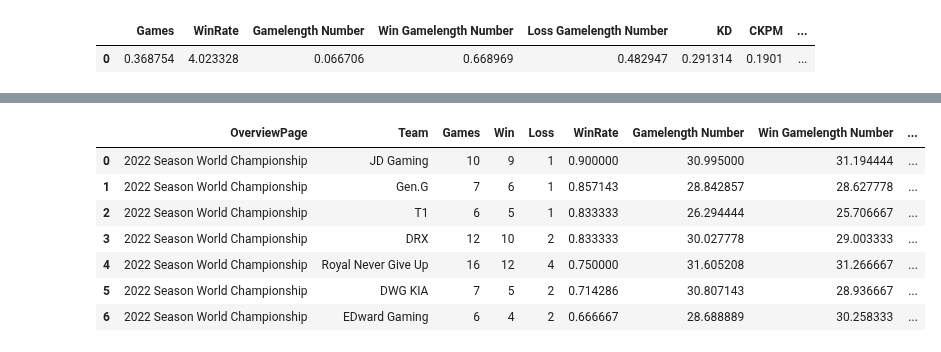
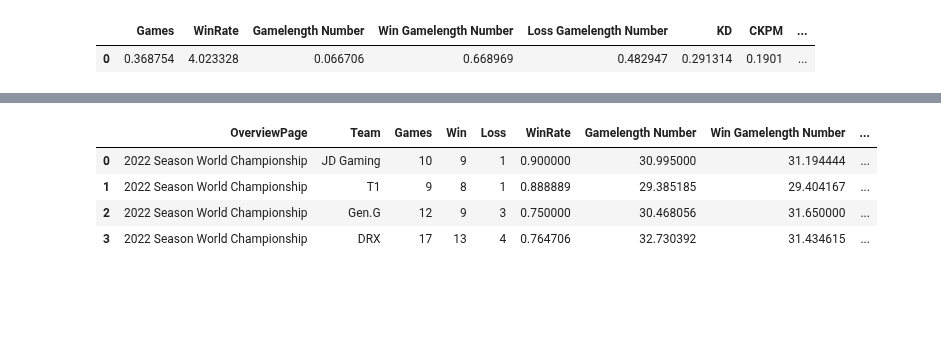
Before and after one commit to posky/LoL-Esports, a Jupyter notebook: tournament_win_prediction.ipynb, the cells around one changed output, grey strips where cells are left out. Cells and saved outputs as stored; diff of their text form; code cells hidden in the pictures; blank space fills up the shorter version.

```diff
--- a/tournament_win_prediction.ipynb
+++ b/tournament_win_prediction.ipynb
@@ -356,21 +358,17 @@ current_teams
 | 23 | 2022 Season World Championship | Chiefs Esports Club | 5 | 0 | 5 | 0.000000 | 28.090000 | -1.000000 | ... |
 # %%
 team_names = [
-    'T1', 'EDward Gaming', 'JD Gaming', 'DWG KIA',
-    'DRX', 'Gen.G', 'Royal Never Give Up'
+    'T1', 'JD Gaming', 'DRX', 'Gen.G'
 ]
 # current_teams.index.levels[1]
 target_teams = current_teams.loc[current_teams['Team'].isin(team_names)]
 target_teams
 # %% [output]
 |  | OverviewPage | Team | Games | Win | Loss | WinRate | Gamelength Number | Win Gamelength Number | ... |
 | 0 | 2022 Season World Championship | JD Gaming | 10 | 9 | 1 | 0.900000 | 30.995000 | 31.194444 | ... |
-| 1 | 2022 Season World Championship | Gen.G | 7 | 6 | 1 | 0.857143 | 28.842857 | 28.627778 | ... |
-| 2 | 2022 Season World Championship | T1 | 6 | 5 | 1 | 0.833333 | 26.294444 | 25.706667 | ... |
-| 3 | 2022 Season World Championship | DRX | 12 | 10 | 2 | 0.833333 | 30.027778 | 29.003333 | ... |
-| 4 | 2022 Season World Championship | Royal Never Give Up | 16 | 12 | 4 | 0.750000 | 31.605208 | 31.266667 | ... |
-| 5 | 2022 Season World Championship | DWG KIA | 7 | 5 | 2 | 0.714286 | 30.807143 | 28.936667 | ... |
-| 6 | 2022 Season World Championship | EDward Gaming | 6 | 4 | 2 | 0.666667 | 28.688889 | 30.258333 | ... |
+| 1 | 2022 Season World Championship | T1 | 9 | 8 | 1 | 0.888889 | 29.385185 | 29.404167 | ... |
+| 2 | 2022 Season World Championship | Gen.G | 12 | 9 | 3 | 0.750000 | 30.468056 | 31.650000 | ... |
+| 3 | 2022 Season World Championship | DRX | 17 | 13 | 4 | 0.764706 | 32.730392 | 31.434615 | ... |
 # %%
 def softmax(x):
     c = np.max(x)
```
Also changed, not shown: parts of 9 cells of this notebook.
